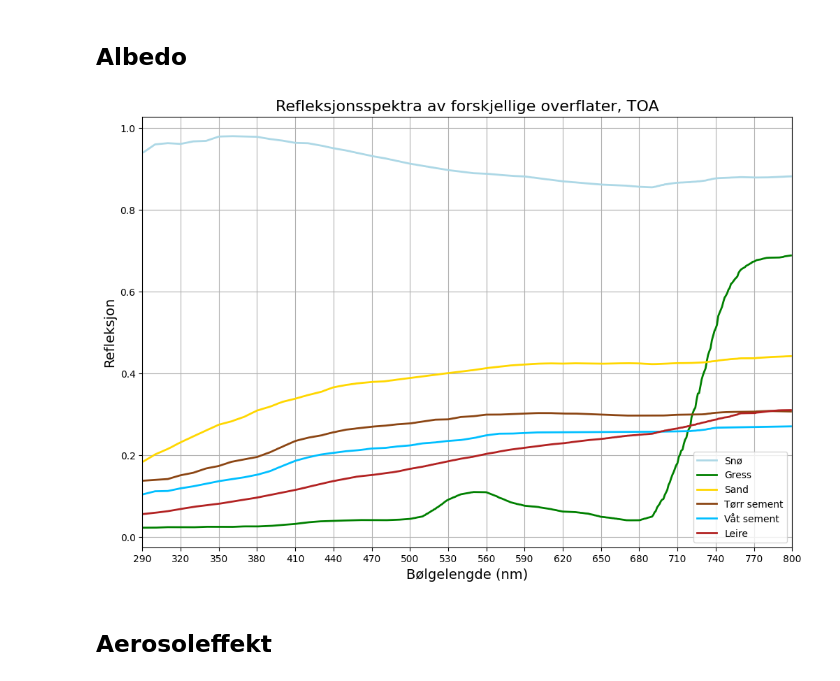
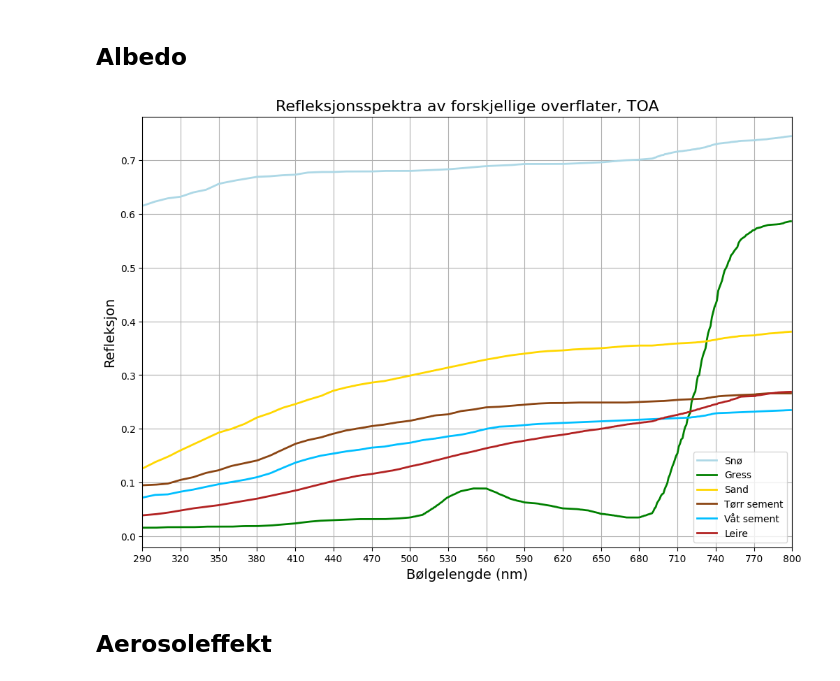
Before and after one commit to SkaugJr/TTK4265-OptiskFjernmaaling, a Jupyter notebook: Prosjekt2/RTM.ipynb, the cells around one changed output. Cells and saved outputs as stored; diff of their text form; code cells hidden in the pictures.

```diff
--- a/Prosjekt2/RTM.ipynb
+++ b/Prosjekt2/RTM.ipynb
@@ -45,6 +45,7 @@ def parse_uvspec_output(filename):
 
     data = np.loadtxt(filename)
     data = pd.DataFrame(data, columns=['lambda', 'edir', 'edn', 'eup' , 'uavgdir', 'uavgdn', 'uavgup'])
+    data['reflectance'] = data['eup'] / (data['edir'] + data['edn'])
 
     return data
 
@@ -574,71 +577,47 @@ plt.show()
 ## Albedo
 # %%
 # TOA, sza = 30 degrees, phi0 = 0 degrees
-
 sno2 = parse_uvspec_output('Data/sno2.OUT')
-sno2['reflectance'] = sno2['eup'] / sno2['edir']
-
 sno5 = parse_uvspec_output('Data/sno5.OUT')
-sno5['reflectance'] = sno5['eup'] / sno5['edir']
-
 gras = parse_uvspec_output('Data/gras.OUT')
-gras['reflectance'] = gras['eup'] / gras['edir']
-
 sand = parse_uvspec_output('Data/sand.OUT')
-sand['reflectance'] = sand['eup'] / sand['edir']
-
 cdry = parse_uvspec_output('Data/cdry.OUT')
-cdry['reflectance'] = cdry['eup'] / cdry['edir']
-
 cwet = parse_uvspec_output('Data/cwet.OUT')
-cwet['reflectance'] = cwet['eup'] / cwet['edir']
-
 oat = parse_uvspec_output('Data/oat.OUT')
-oat['reflectance'] = oat['eup'] / oat['edir']
-
 lawn = parse_uvspec_output('Data/lawn.OUT')
-lawn['reflectance'] = lawn['eup'] / lawn['edir']
-
 loam = parse_uvspec_output('Data/loam.OUT')
-loam['reflectance'] = loam['eup'] / loam['edir']
-
 rye = parse_uvspec_output('Data/rye.OUT')
-rye['reflectance'] = rye['eup'] / rye['edir']
-
 beet = parse_uvspec_output('Data/beet.OUT')
-beet['reflectance'] = beet['eup'] / beet['edir']
-
 stub = parse_uvspec_output('Data/stub.OUT')
-stub['reflectance'] = stub['eup'] / stub['edir']
 
 
 plt.figure(figsize=(12, 8))
 
 # Plotting with appropriate colors
 plt.plot(sno2['lambda'], sno2['reflectance'], label='Snø', linewidth=2, color='lightblue')
 plt.plot(gras['lambda'], gras['reflectance'], label='Gress', linewidth=2, color='green')
 plt.plot(sand['lambda'], sand['reflectance'], label='Sand', linewidth=2, color='gold')
 plt.plot(cdry['lambda'], cdry['reflectance'], label='Tørr sement', linewidth=2, color='saddlebrown')
 plt.plot(cwet['lambda'], cwet['reflectance'], label='Våt sement', linewidth=2, color='deepskyblue')
 #plt.plot(oat['lambda'], oat['reflectance'], label='Havre', linewidth=2, color='goldenrod')
 #plt.plot(lawn['lambda'], lawn['reflectance'], label='Gressplen', linewidth=2, color='darkgreen')
 plt.plot(loam['lambda'], loam['reflectance'], label='Leire', linewidth=2, color='firebrick')
 #plt.plot(rye['lambda'], rye['reflectance'], label='Rug', linewidth=2, color='darkgreen')
 #plt.plot(beet['lambda'], beet['reflectance'], label='Rødbete', linewidth=2, color='darkred')
 #plt.plot(stub['lambda'], stub['reflectance'], label='Stubb', linewidth=2, color='dimgray')
 
 # Labels and title in Norwegian
 plt.xlabel('Bølgelengde (nm)', fontsize=14)
 plt.ylabel('Refleksjon', fontsize=14)
 plt.title('Refleksjonsspektra av forskjellige overflater, TOA', fontsize=16)
 plt.legend()
 plt.xlim(291, 799)
 plt.xticks(np.arange(290, 801, 30))
 
 plt.grid(True)
 plt.show()
 # %% [output]
-[figure, old version]
+[figure, new version]
 # %% [markdown]
 ## Aerosoleffekt
 # %%
```
Also changed, not shown: parts of 3 cells of this notebook.
